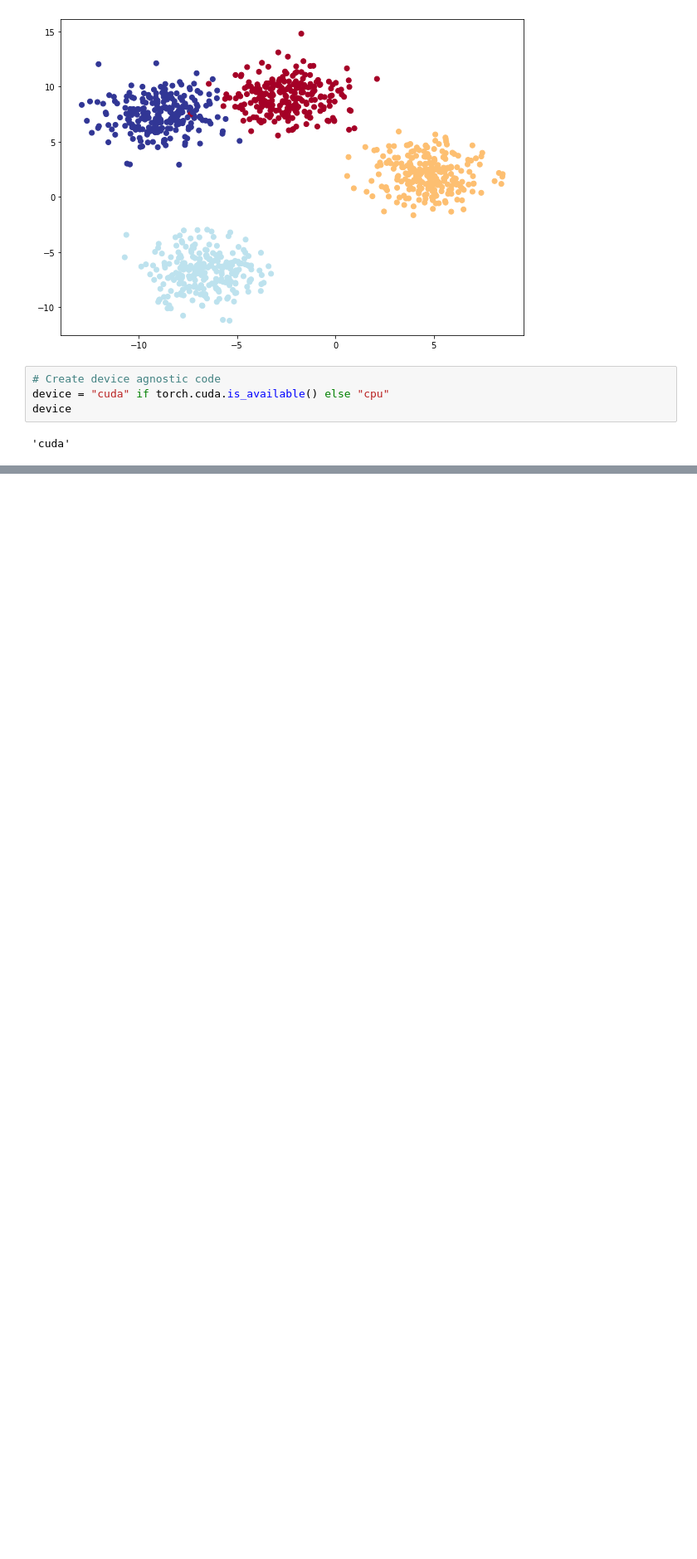
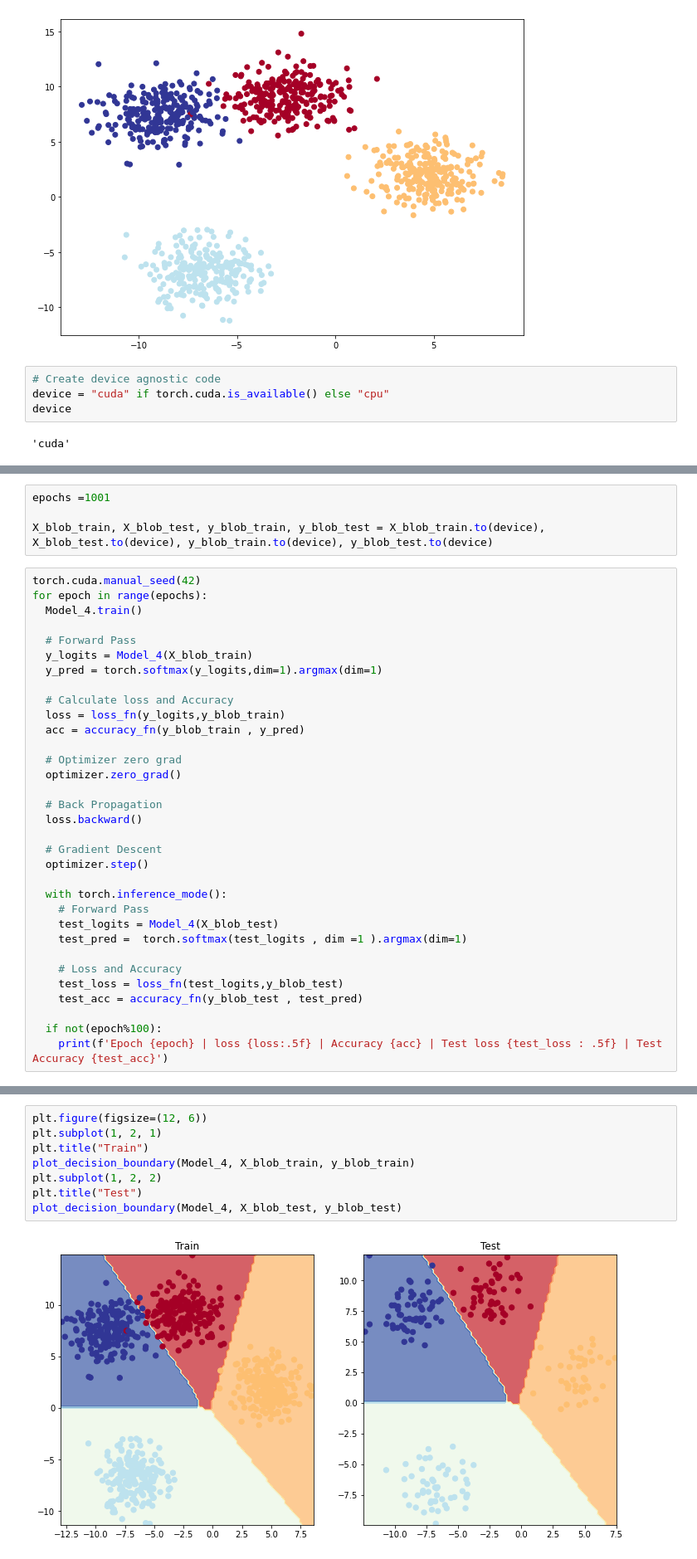
Before and after one commit to Hrithik2212/PyTorch-Deep-Learning-, a Jupyter notebook: 02_pytorch_classification.ipynb, the cells around one changed output, grey strips where cells are left out. Shown at 83% size. Saved outputs shown, nothing was run; the diff lists cells and outputs as text; blank space fills up the shorter version.

Commit message:
Mulit Class Classification Model with 99.5 % Accuracy

```diff
--- a/02_pytorch_classification.ipynb
+++ b/02_pytorch_classification.ipynb
@@ -537,0 +591,37 @@ device
+# %%
+epochs =1001
+
+X_blob_train, X_blob_test, y_blob_train, y_blob_test = X_blob_train.to(device), X_blob_test.to(device), y_blob_train.to(device), y_blob_test.to(device)
+# %%
+torch.cuda.manual_seed(42)
+for epoch in range(epochs):
+  Model_4.train()
+
+  # Forward Pass
+  y_logits = Model_4(X_blob_train)
+  y_pred = torch.softmax(y_logits,dim=1).argmax(dim=1)
+
+  # Calculate loss and Accuracy
+  loss = loss_fn(y_logits,y_blob_train)
+  acc = accuracy_fn(y_blob_train , y_pred)
+
+  # Optimizer zero grad
+  optimizer.zero_grad()
+
+  # Back Propagation
+  loss.backward()
+
+  # Gradient Descent
+  optimizer.step()
+
+  with torch.inference_mode():
+    # Forward Pass
+    test_logits = Model_4(X_blob_test)
+    test_pred =  torch.softmax(test_logits , dim =1 ).argmax(dim=1)
+
+    # Loss and Accuracy
+    test_loss = loss_fn(test_logits,y_blob_test)
+    test_acc = accuracy_fn(y_blob_test , test_pred)
+
+  if not(epoch%100):
+    print(f'Epoch {epoch} | loss {loss:.5f} | Accuracy {acc} | Test loss {test_loss : .5f} | Test Accuracy {test_acc}')
@@ -537,0 +642,10 @@ device
+# %%
+plt.figure(figsize=(12, 6))
+plt.subplot(1, 2, 1)
+plt.title("Train")
+plot_decision_boundary(Model_4, X_blob_train, y_blob_train)
+plt.subplot(1, 2, 2)
+plt.title("Test")
+plot_decision_boundary(Model_4, X_blob_test, y_blob_test)
+# %% [output]
+[figure, added]
```
Also changed, not shown: parts of 28 cells of this notebook.
